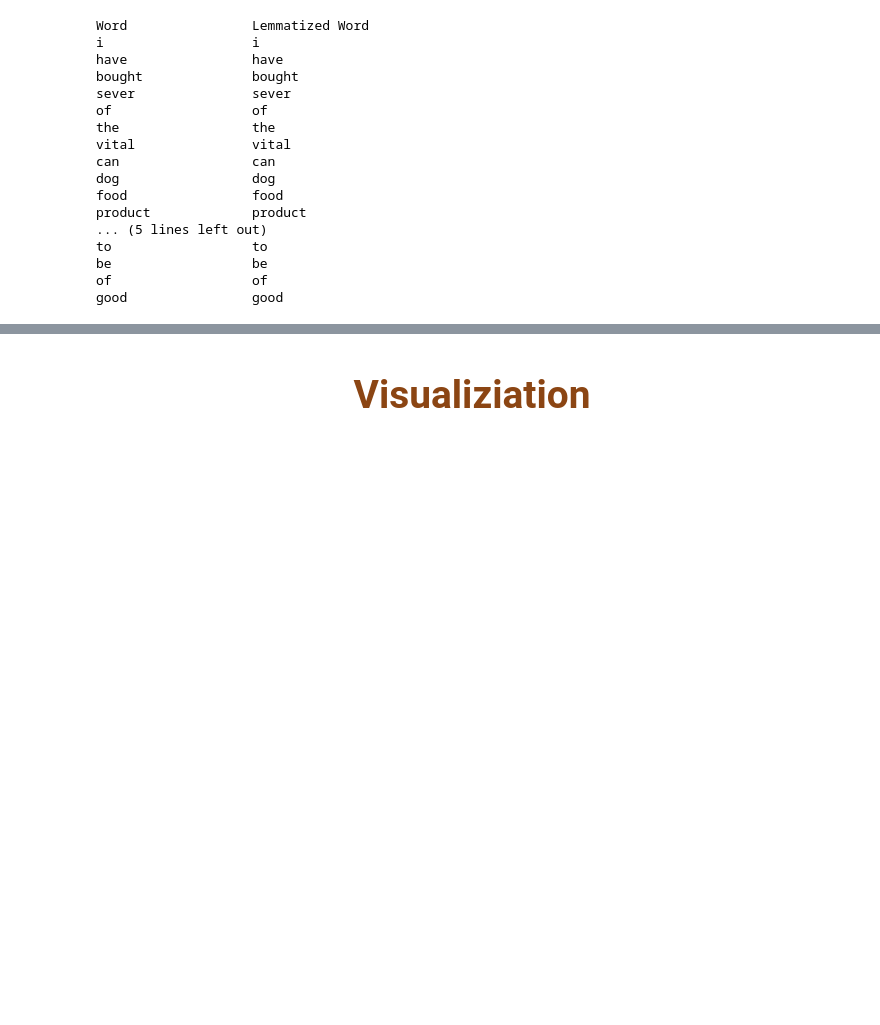
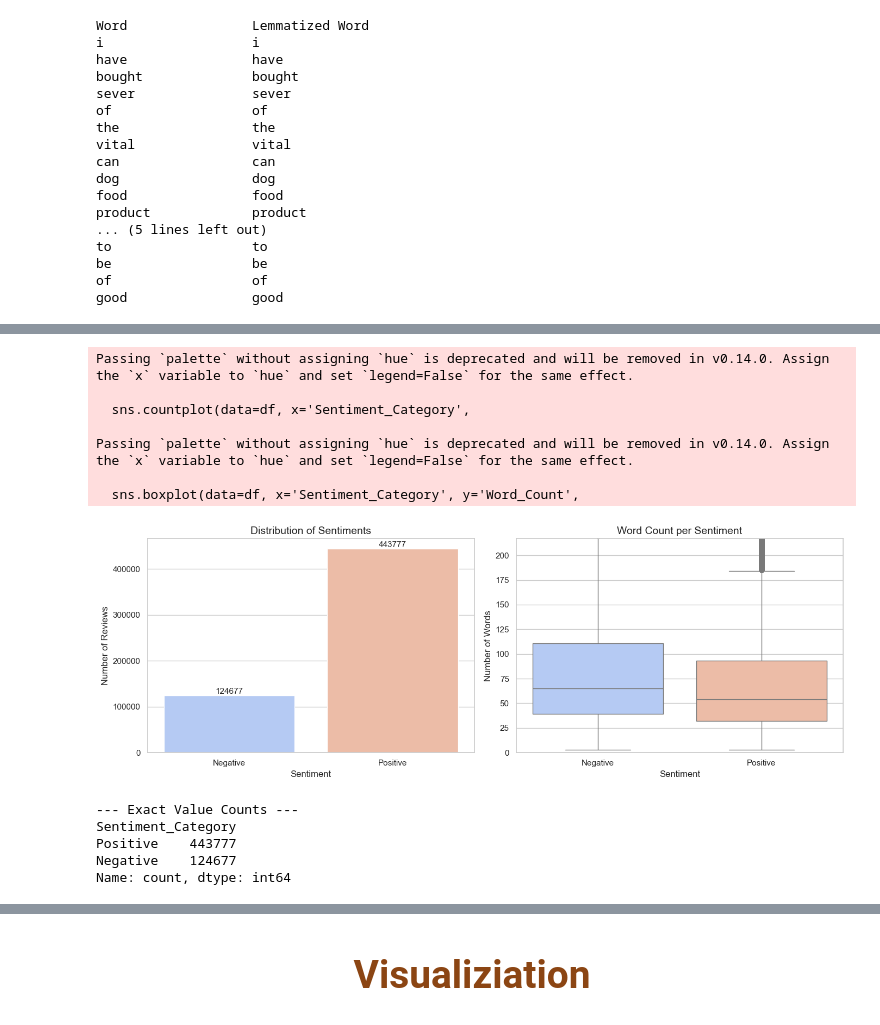
Before and after one commit to Ialessio28/AFL1_NLP, a Jupyter notebook: AFL1_NLP..ipynb, the cells around one changed output, grey strips where cells are left out. Drawn from its saved outputs; the diff is of its cells as text; code cells hidden in the pictures; blank space fills up the shorter version.

```diff
--- a/AFL1_NLP..ipynb
+++ b/AFL1_NLP..ipynb
@@ -298,2 +294,53 @@ df[['Score', 'Sentiment_Category', 'Sentiment_Negative','Sentiment_Positive', 'T
+# %%
+import matplotlib.pyplot as plt
+import seaborn as sns
+
+sns.set_theme(style="whitegrid")
+
+fig, axes = plt.subplots(1, 2, figsize=(14, 5))
+
+sns.countplot(data=df, x='Sentiment_Category',
+              order=['Negative', 'Positive'],
+              palette='coolwarm', ax=axes[0])
+
+axes[0].set_title('Distribution of Sentiments', fontsize=14)
+axes[0].set_xlabel('Sentiment')
+axes[0].set_ylabel('Number of Reviews')
+
+for p in axes[0].patches:
+    axes[0].annotate(f'{int(p.get_height())}',
+                     (p.get_x() + p.get_width() / 2., p.get_height()),
+                     ha='center', va='bottom', fontsize=11)
+
+df['Word_Count'] = df['Text'].astype(str).apply(lambda x: len(x.split()))
+
+sns.boxplot(data=df, x='Sentiment_Category', y='Word_Count',
+            order=['Negative', 'Positive'],
+            palette='coolwarm', ax=axes[1])
+
+axes[1].set_title('Word Count per Sentiment', fontsize=14)
+axes[1].set_xlabel('Sentiment')
+axes[1].set_ylabel('Number of Words')
+axes[1].set_ylim(0, df['Word_Count'].quantile(0.95))
+
+plt.tight_layout()
+plt.show()
+
+print("--- Exact Value Counts ---")
+print(df['Sentiment_Category'].value_counts())
+# %% [output]
+Passing `palette` without assigning `hue` is deprecated and will be removed in v0.14.0. Assign the `x` variable to `hue` and set `legend=False` for the same effect.
+
+  sns.countplot(data=df, x='Sentiment_Category',
+
+Passing `palette` without assigning `hue` is deprecated and will be removed in v0.14.0. Assign the `x` variable to `hue` and set `legend=False` for the same effect.
+
+  sns.boxplot(data=df, x='Sentiment_Category', y='Word_Count',
+[figure, added]
+--- Exact Value Counts ---
+Sentiment_Category
+Positive    443777
+Negative    124677
+Name: count, dtype: int64
 # %%
 import pandas as pd
```
Also changed, not shown: parts of 3 cells of this notebook.
